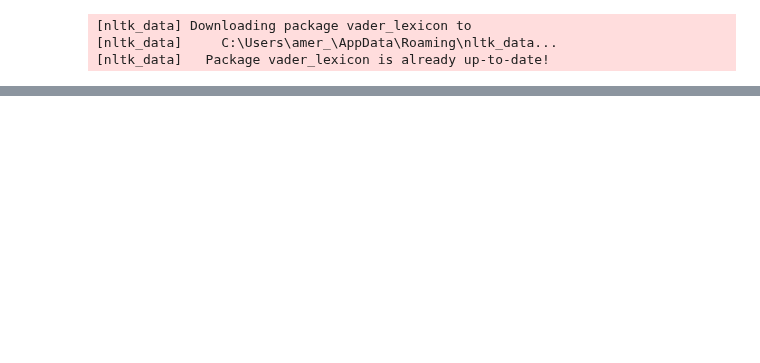
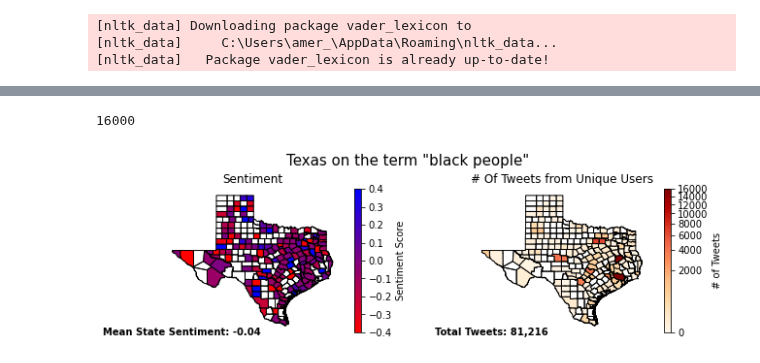
Before and after one commit to Azal-Amer/DataScienceTutorial, a Jupyter notebook: Minority Sentiment/sentiment-AllTIme.ipynb, the cells around one changed output, grey strips where cells are left out. Drawn from its saved outputs; the diff is of its cells as text; code cells hidden in the pictures; blank space fills up the shorter version.

```diff
--- a/Minority Sentiment/sentiment-AllTIme.ipynb
+++ b/Minority Sentiment/sentiment-AllTIme.ipynb
@@ -405,10 +416,13 @@ Word Cloud Saved Successfully
 # %%
 from matplotlib import colors
 import matplotlib.cm as cm
+from pylab import figure, text, scatter, show
 
 def mapStateData(state,keyword):
+    #-------------------------------------
+    #-------------------------------------
+    # DATA FRAME SETUP
     json_folder = 'Keyword State'
-    # keyword = 'gay'
     file_dir = Path.cwd()
     file_path = os.path.join(file_dir, json_folder, (((state) + " on the term " + keyword +'.json')))
     fig, (ax1,ax2) = plt.subplots(ncols=2)
@@ -429,8 +443,6 @@ def mapStateData(state,keyword):
     stateDF.rename(columns={'index': 'County', 0 :'# of Tweets',1:'score'}, inplace=True)
     # stateDF = stateDF.drop(['dead'],1)
     # pd.DataFrame(stateDF["score"].to_list(), columns=['score'])
-
-
     score = []
     j=0
     for value in stateDF['score']:
@@ -445,25 +457,49 @@ def mapStateData(state,keyword):
     stateDF['score'] = stateDF['score'].astype(float)
     unitedStates = pd.merge(unitedStates,stateDF, on= 'County', how = 'outer')
     cm1 = colors.LinearSegmentedColormap.from_list("MyCmapName",["r","b"])
+    #-------------------------------------
+    #-------------------------------------
+    # AVERAGE SENT. AND TOTAL POP.
+    # get the sum of all values in a column
+    totalTweets = stateDF.iloc[:, 1].sum()
+    averageSentiment = 0
+    k=0
+    for score in stateDF['score']:
+        # multiply all values in the score column by the corresponding value in the population column
+        averageSentiment += score * stateDF.iat[k,1]
+        k+=1
+    averageSentiment=averageSentiment/totalTweets
+    averageSentiment=format(averageSentiment, '.2f')
+    totalTweets = "{:,}".format(totalTweets)
 
-    # Make a normalizer that will map the time values from
 
-    # Turn these into an object that can be used to map time values to colors and
+
+    #-------------------------------------
+    #-------------------------------------
+    # GRAPHING STUFF
     norm = colors.TwoSlopeNorm(vmin=-.4, vcenter=0, vmax=.4)
     fig.set_size_inches(9, 3)
     title = (state + " on the term \"" + keyword +"\"" )
     fig.suptitle(title, fontsize=15)
     fig.tight_layout()
     ax1 = unitedStates.plot(ax = ax1,cmap = cm1, norm= norm,edgecolor='black',column = 'score',legend = True, legend_kwds={'label':'Sentiment Score','orientation':'vertical'})
-    # Something is wrong with the score column
     title1 = ('Sentiment')
+    textX = .1
+    textY = 0
+
+    text(textX, textY,"Mean State Sentiment: " + str(averageSentiment), ha='center', va='center', transform=ax1.transAxes,weight='bold')
     ax1.set_title(title1)
     ax1.set_axis_off()
+
     max = int(stateDF.iloc[:, 1].max())
     print(max)
+
+
+
     norm2 = colors.PowerNorm(gamma = .4,vmin=0,vmax=max)
     ax2 = unitedStates.plot(ax=ax2,cmap = 'OrRd',norm = norm2,edgecolor='black',column = '# of Tweets',legend = True, legend_kwds={'label':'# of Tweets','orientation':'vertical'})
-    title2 = ('# Of Unique Tweets')
+    title2 = ('# Of Tweets from Unique Users')
+    text(textX, textY,"Total Tweets: " + str(totalTweets), ha='center', va='center', transform=ax2.transAxes,weight='bold')
     ax2.set_title(title2)
     ax2.set_axis_off()
     save_dir=os.path.join(file_dir, 'Maps', state)
@@ -477,3 +513,6 @@ def mapStateData(state,keyword):
     # save the figure to the maps folder inside the folder corresponding to the state
 
     plt.savefig(save_name,dpi=300,facecolor='white', transparent=False)
+
+# Bottom left of each map have total average, and the total number
+# THE MEAN STATE STUFF ISNT WEIGHTED
@@ -491,3 +519,8 @@ mapStateData(state,'abbott')
+# %%
+mapStateData(state,keyword)
+# %% [output]
+16000
+[figure, added]
 # %%
 def refreshMaps():
     folders = (os.path.join(file_dir,'Maps'))
```
Also changed, not shown: parts of 9 cells of this notebook, 37 other files.
